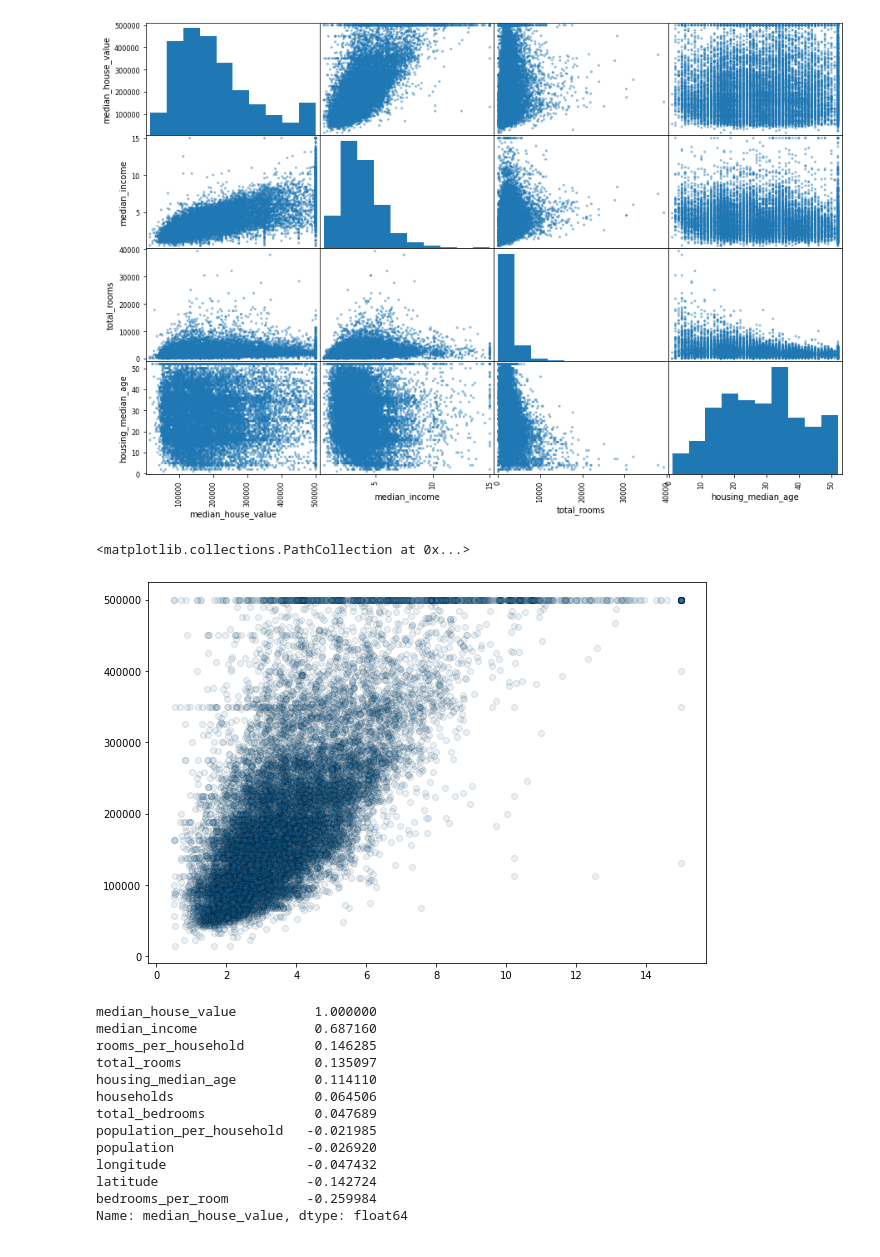
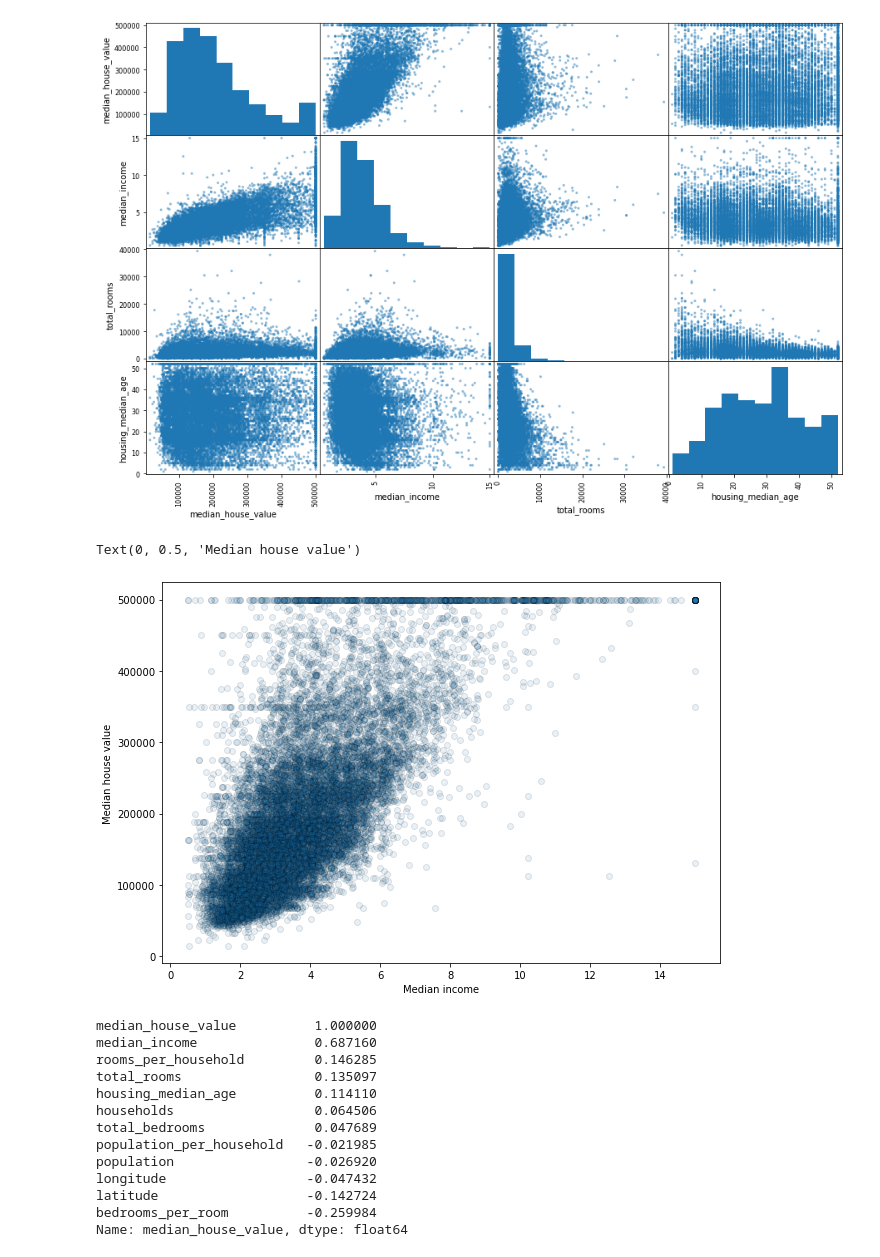
Before and after one commit to mattslatt/practice_projects, a Jupyter notebook: notebooks/ca_housing_prices.ipynb, the cells around one changed output. Cells and saved outputs as stored; diff of their text form; code cells hidden in the pictures.

```diff
--- a/notebooks/ca_housing_prices.ipynb
+++ b/notebooks/ca_housing_prices.ipynb
@@ -167,9 +112,12 @@ scatter_matrix(housing[features], figsize = [15,10]);
 [figure]
 # %%
 # median_income is indeed the most promising feature, let's look closely
+# horizontal lines at 500k (cap), 450, 350, and possibly others)
 
 fig, ax = plt.subplots(figsize=[10,7])
 ax.scatter(housing['median_income'],housing['median_house_value'], alpha = 0.1, ec='black')
+ax.set_xlabel('Median income')
+ax.set_ylabel('Median house value')
 # %% [output]
-<matplotlib.collections.PathCollection at 0x...>
+Text(0, 0.5, 'Median house value')
-[figure, old version]
+[figure, new version]
```
Also changed, not shown: parts of 19 cells of this notebook, 2 other files.
